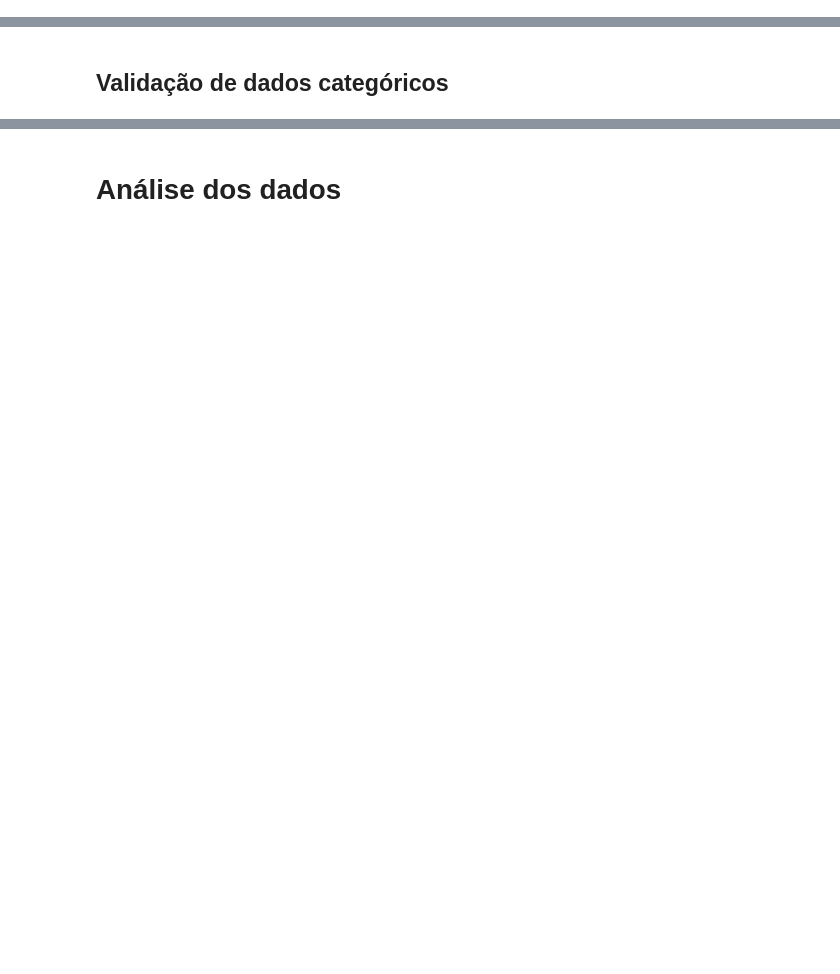
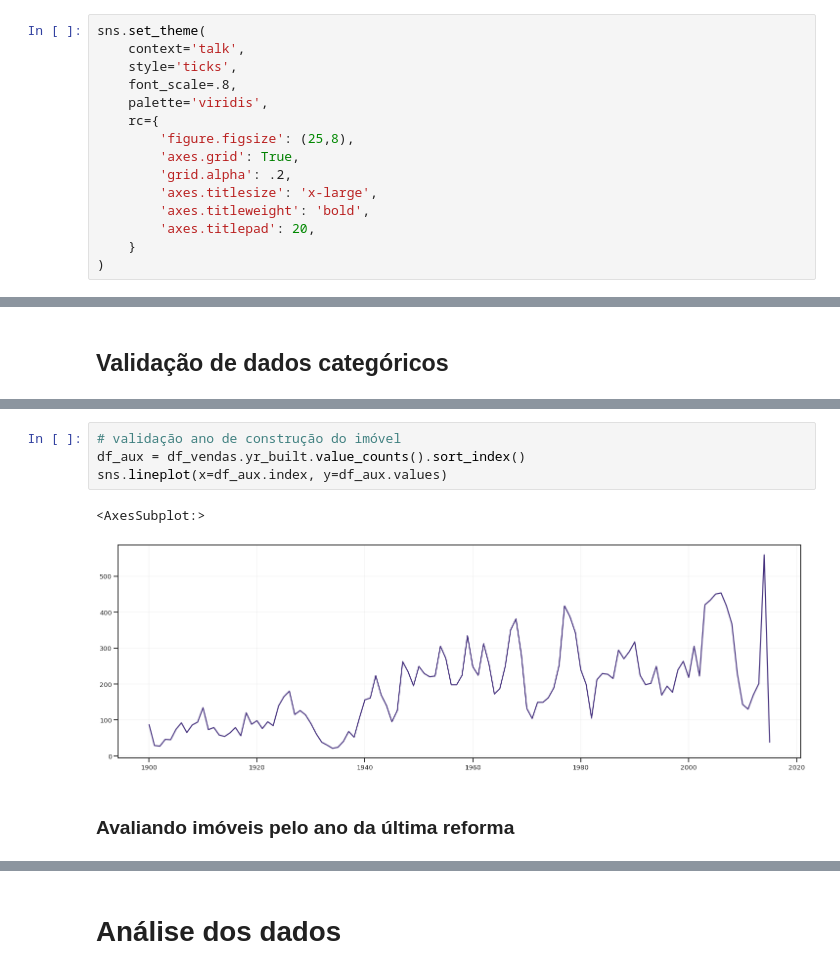
Before and after one commit to lauroPereira/mini-projeto-01, a Jupyter notebook: mini_projeto_01.ipynb, the cells around one changed output, grey strips where cells are left out. Cells and saved outputs as stored; diff of their text form; blank space fills up the shorter version.

```diff
--- a/mini_projeto_01.ipynb
+++ b/mini_projeto_01.ipynb
@@ -213,3 +214,18 @@ memory usage: 3.2 MB
+# %%
+sns.set_theme(
+    context='talk',
+    style='ticks',
+    font_scale=.8,
+    palette='viridis',
+    rc={
+        'figure.figsize': (25,8),
+        'axes.grid': True,
+        'grid.alpha': .2,
+        'axes.titlesize': 'x-large',
+        'axes.titleweight': 'bold',
+        'axes.titlepad': 20,
+    }
+)
 # %% [markdown]
 ## Validando nulos
 # %%
@@ -400,0 +473,9 @@ df_vendas.select_dtypes('category').describe()
+# %%
+# validação ano de construção do imóvel
+df_aux = df_vendas.yr_built.value_counts().sort_index()
+sns.lineplot(x=df_aux.index, y=df_aux.values)
+# %% [output]
+<AxesSubplot:>
+[figure, added]
+# %% [markdown]
+### Avaliando imóveis pelo ano da última reforma
```
Also changed, not shown: parts of 29 cells of this notebook.
